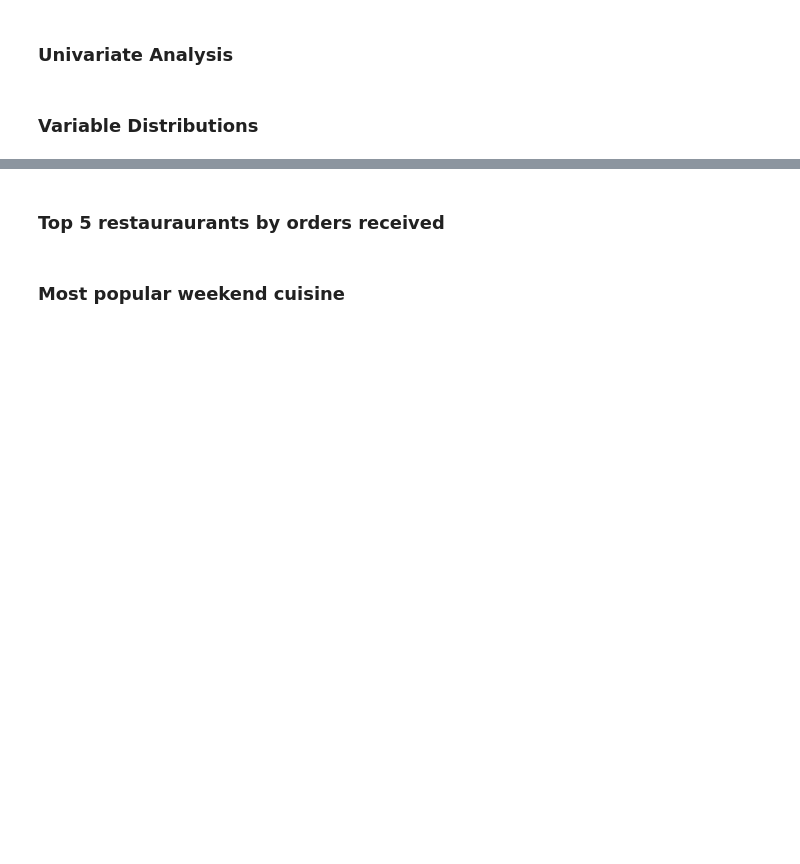
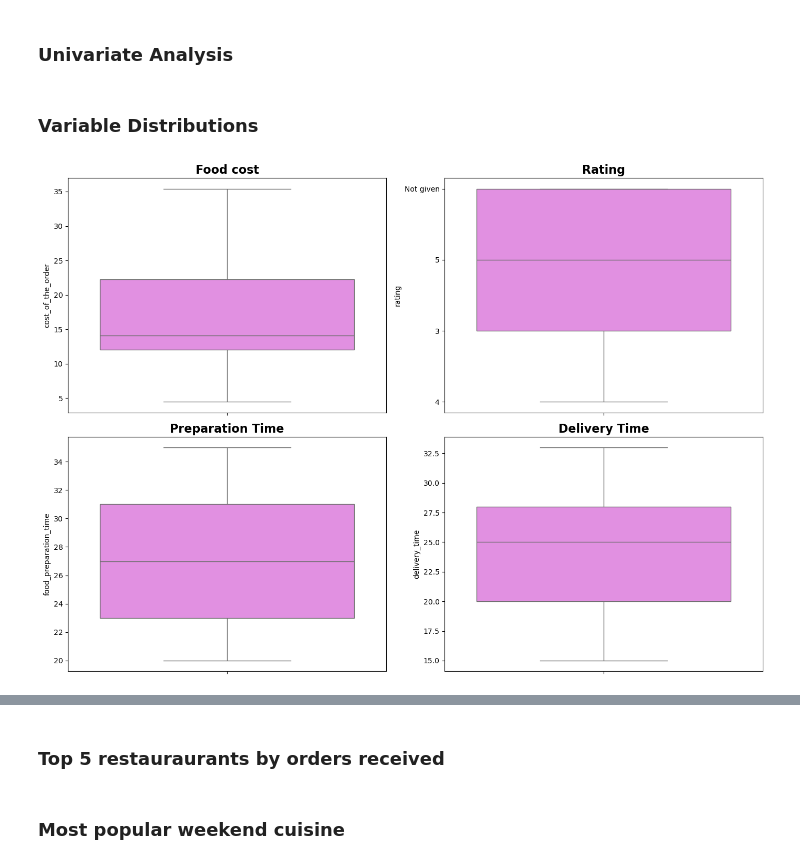
Before and after one commit to georgetteknarh/Kikilicious_Foodhub, a Jupyter notebook: Kikilicious_Analysis.ipynb, the cells around one changed output, grey strips where cells are left out. Saved outputs shown, nothing was run; the diff lists cells and outputs as text; code cells hidden in the pictures; blank space fills up the shorter version.

```diff
--- a/Kikilicious_Analysis.ipynb
+++ b/Kikilicious_Analysis.ipynb
@@ -163,3 +163,25 @@ Name: count, dtype: int64
 ### Univariate Analysis
 # %% [markdown]
 ### Variable Distributions
+# %%
+plt.figure(figsize=(14,10))
+plt.subplot(2,2,1)
+sns.boxplot(df["cost_of_the_order"], color = "violet")
+plt.title("Food cost", fontweight = "bold", fontsize = 16)
+
+plt.subplot(2,2,2)
+sns.boxplot(df["rating"], color = "violet")
+plt.title("Rating", fontweight = "bold", fontsize = 16)
+
+plt.subplot(2,2,3)
+sns.boxplot(df["food_preparation_time"], color = "violet")
+plt.title("Preparation Time", fontweight = "bold", fontsize = 16)
+
+plt.subplot(2,2,4)
+sns.boxplot(df["delivery_time"], color = "violet")
+plt.title("Delivery Time", fontweight = "bold", fontsize = 16)
+
+plt.tight_layout()
+plt.show()
+# %% [output]
+[figure, added]
```
Also changed, not shown: parts of 8 cells of this notebook.
